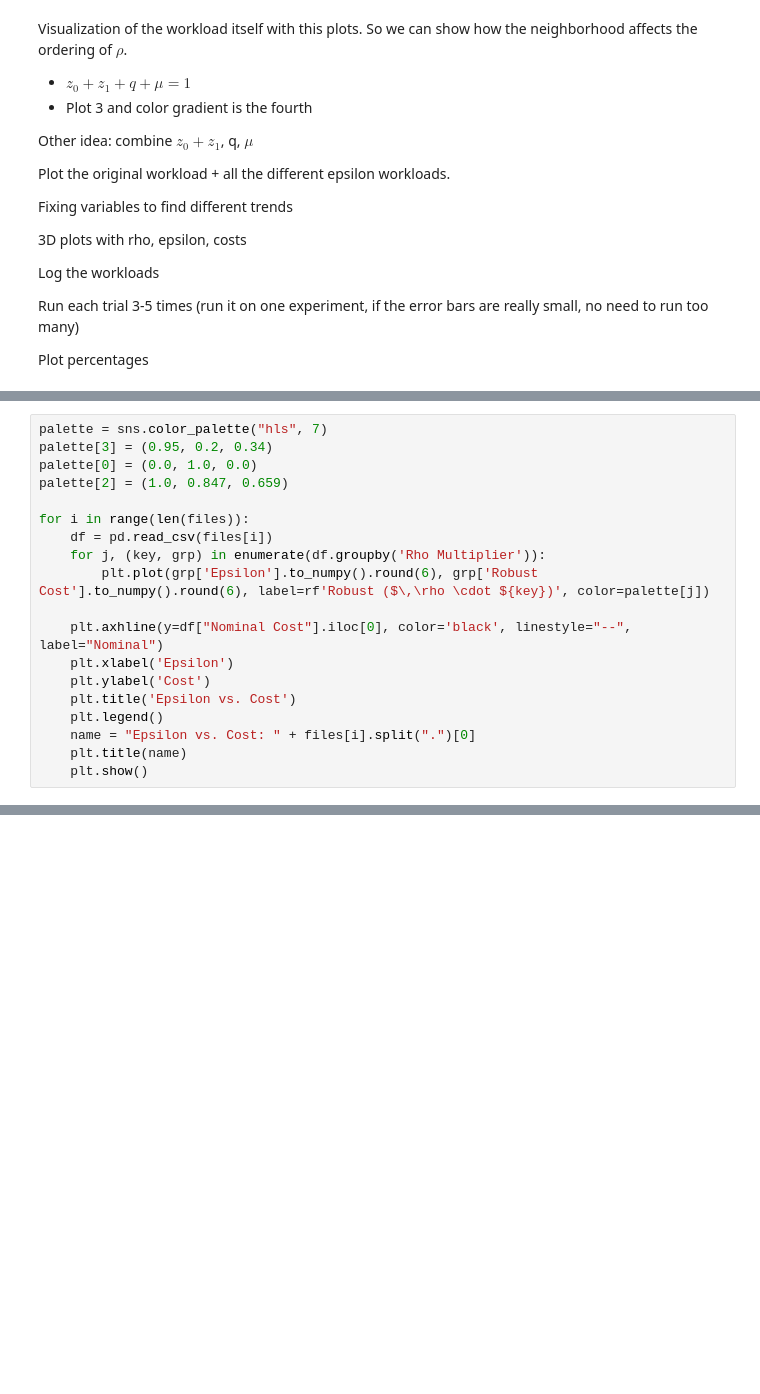
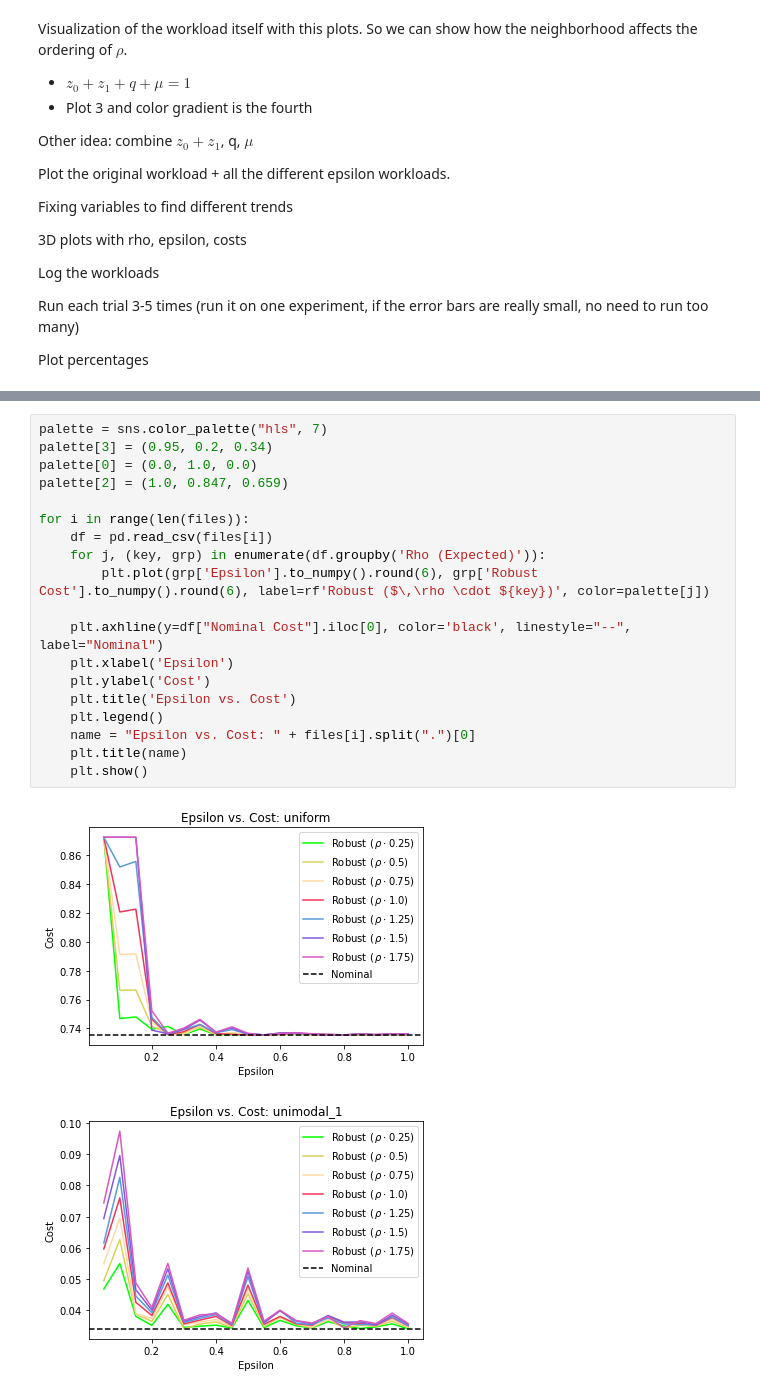
Before and after one commit to Pizzawookiee/private_lsm_tuning, a Jupyter notebook: notebook/Multiple Workloads Experiment.ipynb, the cells around one changed output, grey strips where cells are left out. Drawn from its saved outputs; the diff is of its cells as text; blank space fills up the shorter version.

```diff
--- a/notebook/Multiple Workloads Experiment.ipynb
+++ b/notebook/Multiple Workloads Experiment.ipynb
@@ -198,19 +172,0 @@ df
-# %%
-palette = sns.color_palette("hls", 7)
-palette[3] = (0.95, 0.2, 0.34)
-palette[0] = (0.0, 1.0, 0.0)
-palette[2] = (1.0, 0.847, 0.659)
-
-for i in range(len(files)):
-    df = pd.read_csv(files[i])
-    for j, (key, grp) in enumerate(df.groupby('Rho Multiplier')):
-        plt.plot(grp['Epsilon'].to_numpy().round(6), grp['Robust Cost'].to_numpy().round(6), label=rf'Robust ($\,\rho \cdot ${key})', color=palette[j])
-
-    plt.axhline(y=df["Nominal Cost"].iloc[0], color='black', linestyle="--", label="Nominal")
-    plt.xlabel('Epsilon')
-    plt.ylabel('Cost')
-    plt.title('Epsilon vs. Cost')
-    plt.legend()
-    name = "Epsilon vs. Cost: " + files[i].split(".")[0]
-    plt.title(name)
-    plt.show()
@@ -225,0 +198,22 @@ To do:
+# %%
+palette = sns.color_palette("hls", 7)
+palette[3] = (0.95, 0.2, 0.34)
+palette[0] = (0.0, 1.0, 0.0)
+palette[2] = (1.0, 0.847, 0.659)
+
+for i in range(len(files)):
+    df = pd.read_csv(files[i])
+    for j, (key, grp) in enumerate(df.groupby('Rho (Expected)')):
+        plt.plot(grp['Epsilon'].to_numpy().round(6), grp['Robust Cost'].to_numpy().round(6), label=rf'Robust ($\,\rho \cdot ${key})', color=palette[j])
+
+    plt.axhline(y=df["Nominal Cost"].iloc[0], color='black', linestyle="--", label="Nominal")
+    plt.xlabel('Epsilon')
+    plt.ylabel('Cost')
+    plt.title('Epsilon vs. Cost')
+    plt.legend()
+    name = "Epsilon vs. Cost: " + files[i].split(".")[0]
+    plt.title(name)
+    plt.show()
+# %% [output]
+[figure, added]
+[figure, added]
```
Also changed, not shown: parts of 9 cells of this notebook, 4 other files.
